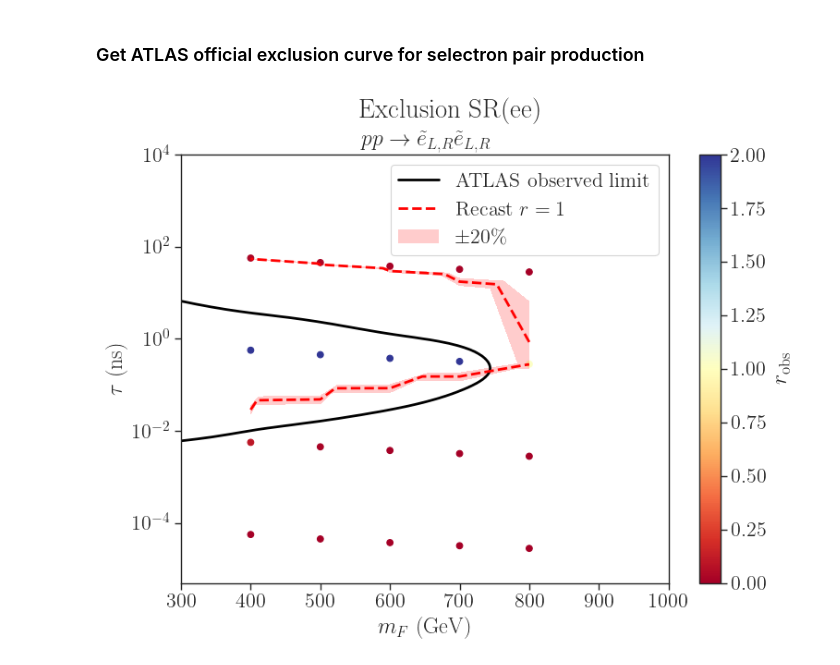
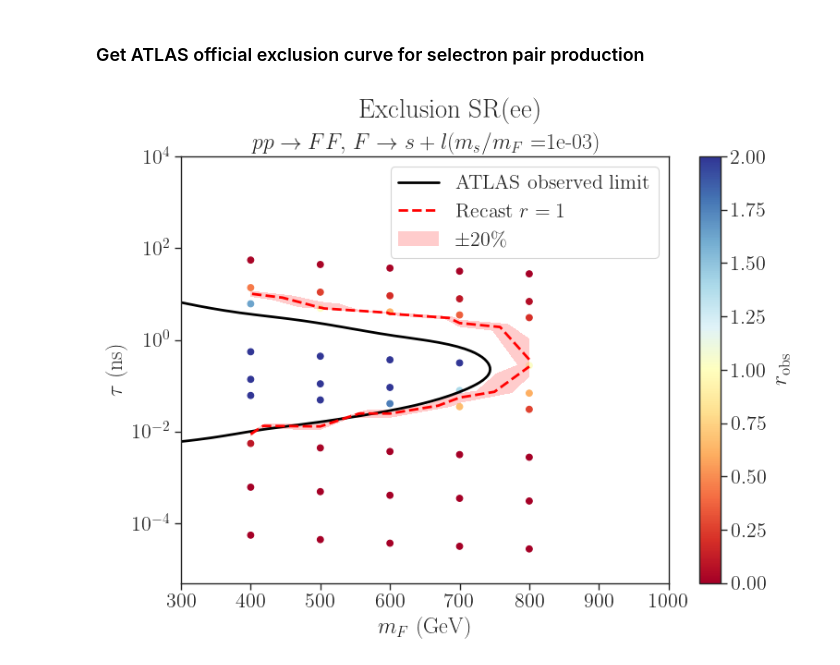
Before and after one commit to andlessa/LowTRHFIMP, a Jupyter notebook: ATLAS-SUSY-2018-14_displacedLeptons/plotEffs_HeHe.ipynb, the cells around one changed output. Saved outputs shown, nothing was run; the diff lists cells and outputs as text; code cells hidden in the pictures.

Commit message:
Updated plot

```diff
--- a/ATLAS-SUSY-2018-14_displacedLeptons/plotEffs_HeHe.ipynb
+++ b/ATLAS-SUSY-2018-14_displacedLeptons/plotEffs_HeHe.ipynb
@@ -106,7 +106,8 @@ atlas_curve = atlas_curve[~np.isnan(atlas_curve[:,0])]
 # %%
 fig,ax =plt.subplots(figsize=(8,6),nrows=1,ncols=1)
 
-df = dfRecast[dfRecast['m5000022']/dfRecast['mLLP'] == 0.1]
+xDM = 0.001
+df = dfRecast[dfRecast['m5000022']/dfRecast['mLLP'] == xDM]
 
 x = df['mLLP']
 y = df['tau0_ns']
@@ -137,35 +138,35 @@ cont_r1 = ax.tricontour(
     y.to_numpy(),
     r.to_numpy(),
     levels=[1.0],
     colors='red',
     linewidths=2.0,
     linestyles='--',
     zorder=3
     )
 
 atlas_line, = ax.plot(atlas_curve[:,0], atlas_curve[:,1], label='ATLAS observed limit',linewidth=2,c='black')
 
 ax.set_yscale('log')
 ax.set_ylabel(r'$\tau$ (ns)')
 ax.set_xlabel(r'$m_{F}$ (GeV)')
 fig.colorbar(im, ax=ax, label=r'$r_{\rm obs}$')
 
-ax.set_title(title)
+ax.set_title(title + r'($m_{s}/m_{F} = $' + f'{xDM:1.0e})')
 ax.set_xlim(300.,1000.)
 ax.set_ylim(5e-6,1e4)
 
 # Use a proxy artist so the r=1 contour appears with a dashed line in the legend
 from matplotlib.lines import Line2D
 from matplotlib.patches import Patch
 recast_proxy = Line2D([0], [0], color='red', linestyle='--', linewidth=2.0, label=r'Recast $r=1$')
 band_proxy = Patch(facecolor='red', alpha=0.2, edgecolor='none', label=r'$\pm 20$\%')
 ax.legend(handles=[atlas_line, recast_proxy, band_proxy])
 
 plt.tight_layout()
 plt.suptitle('Exclusion SR(ee)', y=1.02)
 plt.show()
 # %% [output]
-[figure, old version]
+[figure, new version]
 # %%
 (dfRecast['m5000022']/dfRecast['mLLP']).unique()
 # %% [output]
```
Also changed, not shown: parts of 4 cells of this notebook, 1 other file.
